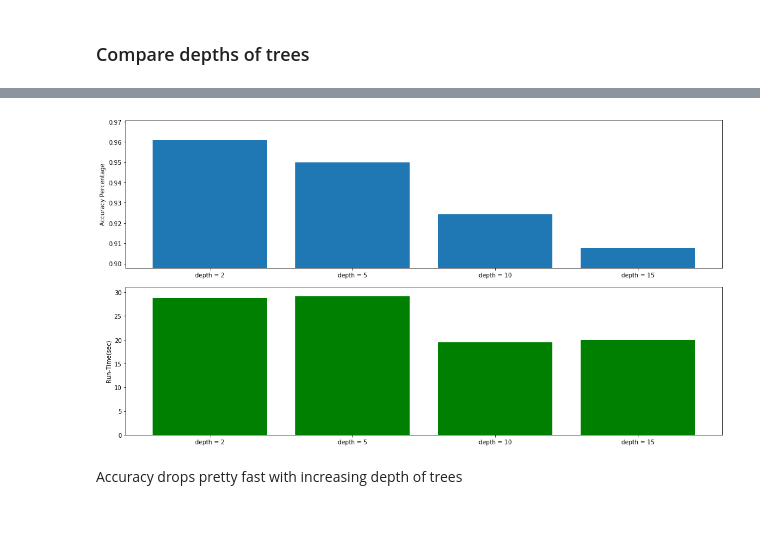
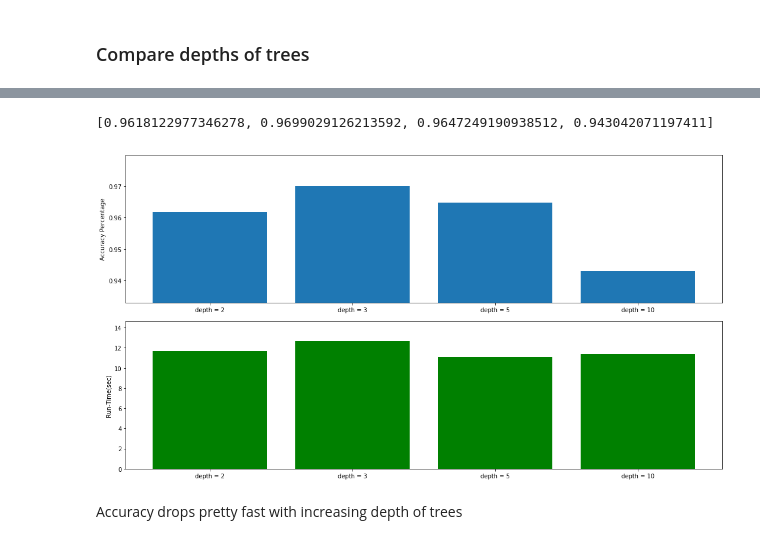
Before and after one commit to mattxushuai/Thinkful-DS, a Jupyter notebook: Supervised Learning Capstone Matt Xu.ipynb, the cells around one changed output, grey strips where cells are left out. Drawn from its saved outputs; the diff is of its cells as text; code cells hidden in the pictures.

```diff
--- a/Supervised Learning Capstone Matt Xu.ipynb
+++ b/Supervised Learning Capstone Matt Xu.ipynb
@@ -597,9 +616,9 @@ Gini is the clear winner here, with almost half the run time, it claims higher a
 # %% [markdown]
 ### Compare the maximum number of features to consider
 # %%
-clf_RF_f = [RandomForestClassifier(n_estimators = 400, max_depth = 20, max_features= 'log2', random_state  = 101),
-            RandomForestClassifier(n_estimators = 400, max_depth = 20, max_features= 'sqrt',random_state  = 101),
-            RandomForestClassifier(n_estimators = 400, max_depth = 20, max_features= None,random_state  = 101)]
+clf_RF_f = [RandomForestClassifier(n_estimators = 50, max_depth = 20, criterion='entropy', max_features= 'log2', random_state  = 101),
+            RandomForestClassifier(n_estimators = 50, max_depth = 20, criterion='entropy', max_features= 'sqrt',random_state  = 101),
+            RandomForestClassifier(n_estimators = 50, max_depth = 20, criterion='entropy', max_features= None,random_state  = 101)]
 # %%
 ex_time_RF_f = []
 acc_RF_f = []
@@ -668,10 +691,10 @@ The performance is almost the same for both hyperparameter, maximum features at
 # %%
 from sklearn.ensemble import GradientBoostingClassifier as GBC
 
-clf_GBC_lr = [GBC(learning_rate=0.05, n_estimators=100, max_depth=3, min_samples_split=2, min_samples_leaf=1, random_state = 101),
-           GBC(learning_rate=0.1, n_estimators=100, max_depth=3, min_samples_split=2, min_samples_leaf=1, random_state = 101),
-           GBC(learning_rate=0.4, n_estimators=100, max_depth=3, min_samples_split=2, min_samples_leaf=1, random_state = 101),
-           GBC(learning_rate=0.8, n_estimators=100, max_depth=3, min_samples_split=2, min_samples_leaf=1, random_state = 101)]
+clf_GBC_lr = [GBC(learning_rate=0.05, n_estimators=100, max_depth=3, min_samples_split=2, max_features ='sqrt', random_state = 101),
+           GBC(learning_rate=0.1, n_estimators=100, max_depth=3, min_samples_split=2, max_features ='sqrt', random_state = 101),
+           GBC(learning_rate=0.4, n_estimators=100, max_depth=3, min_samples_split=2, max_features ='sqrt', random_state = 101),
+           GBC(learning_rate=0.8, n_estimators=100, max_depth=3, min_samples_split=2, max_features ='sqrt', random_state = 101)]
 # %%
 ex_time_GBC_lr = []
 acc_GBC_lr = []
@@ -735,10 +765,10 @@ The learning rate seems to find a sweet spot at 0.4,achieved the highest accurac
 # %% [markdown]
 ### Compare different n values
 # %%
-clf_GBC_n = [GBC(learning_rate=0.4, n_estimators=50, max_depth=3, min_samples_split=2, min_samples_leaf=1, random_state = 101),
-             GBC(learning_rate=0.4, n_estimators=70, max_depth=3, min_samples_split=2, min_samples_leaf=1, random_state = 101),
-             GBC(learning_rate=0.4, n_estimators=100, max_depth=3, min_samples_split=2, min_samples_leaf=1, random_state = 101),
-             GBC(learning_rate=0.4, n_estimators=200, max_depth=3, min_samples_split=2, min_samples_leaf=1, random_state = 101)]
+clf_GBC_n = [GBC(learning_rate=0.4, n_estimators=50, max_depth=3, min_samples_split=2, max_features ='sqrt', random_state = 101),
+             GBC(learning_rate=0.4, n_estimators=100, max_depth=3, min_samples_split=2, max_features ='sqrt', random_state = 101),
+             GBC(learning_rate=0.4, n_estimators=200, max_depth=3, min_samples_split=2, max_features ='sqrt', random_state = 101),
+             GBC(learning_rate=0.4, n_estimators=500, max_depth=3, min_samples_split=2, max_features ='sqrt', random_state = 101)]
 # %%
 ex_time_GBC_n = []
 acc_GBC_n = []
@@ -801,10 +838,10 @@ plt.show()
 # %% [markdown]
 ### Compare depths of trees
 # %%
-clf_GBC_d = [GBC(learning_rate=0.8, n_estimators=100, max_depth=2, min_samples_split=2, min_samples_leaf=1, random_state = 101),
-             GBC(learning_rate=0.8, n_estimators=100, max_depth=5, min_samples_split=2, min_samples_leaf=1, random_state = 101),
-             GBC(learning_rate=0.8, n_estimators=100, max_depth=10, min_samples_split=2, min_samples_leaf=1, random_state = 101),
-             GBC(learning_rate=0.8, n_estimators=100, max_depth=15, min_samples_split=2, min_samples_leaf=1, random_state = 101)]
+clf_GBC_d = [GBC(learning_rate=0.4, n_estimators=200, max_depth=2, min_samples_split=2, max_features ='sqrt', random_state = 101),
+             GBC(learning_rate=0.4, n_estimators=200, max_depth=3, min_samples_split=2, max_features ='sqrt', random_state = 101),
+             GBC(learning_rate=0.4, n_estimators=200, max_depth=5, min_samples_split=2, max_features ='sqrt', random_state = 101),
+             GBC(learning_rate=0.4, n_estimators=200, max_depth=10, min_samples_split=2, max_features ='sqrt', random_state = 101)]
 # %%
 ex_time_GBC_d = []
 acc_GBC_d = []
@@ -840,31 +877,35 @@ for clf in clf_GBC_d :
+# %%
+acc_GBC_d
+# %% [output]
+[0.9618122977346278, 0.9699029126213592, 0.9647249190938512, 0.943042071197411]
 # %%
-label = ('depth = 2','depth = 5', 'depth = 10', 'depth = 15')
+label = ('depth = 2','depth = 3', 'depth = 5', 'depth = 10')
 Accu = acc_GBC_d
 ExTime = ex_time_GBC_d
 
 
 plt.figure(figsize = (15,8))
 y_pos = np.arange(len(label))
 
 #Accuracy
 plt.subplot(2,1,1)
 plt.bar(y_pos, Accu, align='center')
 plt.xticks(y_pos, label)
 plt.ylim(min(Accu)- 0.01 , max(Accu) +0.01)
 plt.ylabel('Accuracy Percentage')
 
 
 #Execution Time
 plt.subplot(2,1,2)
 plt.bar(y_pos, ExTime, align='center', color = 'g')
 plt.xticks(y_pos, label)
 plt.ylim(0 , max(ExTime) +2)
 plt.ylabel('Run-Time(sec)')
 
 plt.tight_layout()
 plt.show()
 # %% [output]
-[figure, old version]
+[figure, new version]
 # %% [markdown]
 Accuracy drops pretty fast with increasing depth of trees
 # %% [markdown]
```
Also changed, not shown: parts of 48 cells of this notebook.
